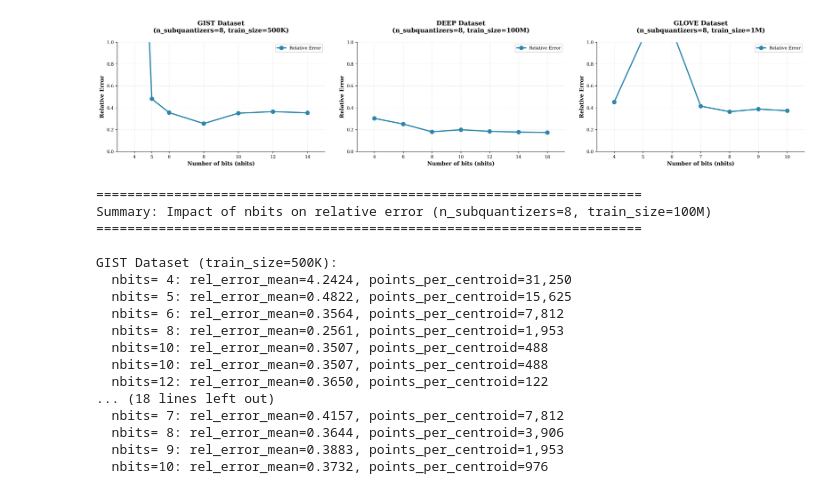
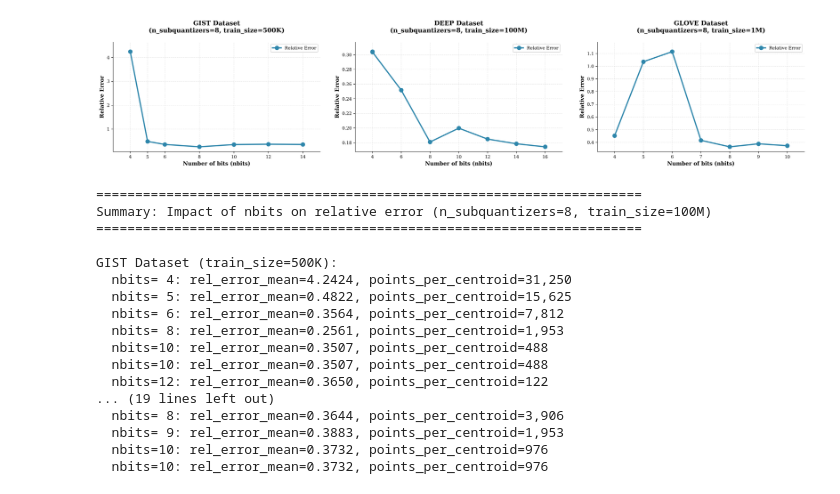
Before and after one commit to Hendrix8/hdvc, a Jupyter notebook: notebooks/general_results/pq_nbits.ipynb, the cells around one changed output. Saved outputs shown, nothing was run; the diff lists cells and outputs as text; code cells hidden in the pictures.

```diff
--- a/notebooks/general_results/pq_nbits.ipynb
+++ b/notebooks/general_results/pq_nbits.ipynb
@@ -128,36 +128,36 @@ for idx, (dataset_name, df_filtered) in enumerate(datasets):
     unique_nbits = sorted(df_sorted['nbits'].unique())
     ax.set_xticks(unique_nbits)
     ax.set_xticklabels([str(int(x)) for x in unique_nbits], rotation=0)
 
     # Set reasonable y-axis limits with some padding
     y_min = df_sorted['rel_error_mean'].min()
     y_max = df_sorted['rel_error_mean'].max()
     y_range = y_max - y_min
-    # ax.set_ylim(max(0, y_min - y_range * 0.05), y_max + y_range * 0.1)
-    ax.set_ylim(0,1)
+    ax.set_ylim(max(0, y_min - y_range * 0.05), y_max + y_range * 0.1)
+    # ax.set_ylim(0,2)
 
     # Better margins
     ax.margins(x=0.1, y=0.05)
 
 plt.tight_layout(pad=3.0)
 plt.show()
 
 # Print summary statistics
 print("\n" + "="*70)
 print(f"Summary: Impact of nbits on relative error (n_subquantizers={n_subquantizers}, train_size=100M)")
 print("="*70)
 for idx, (dataset_name, df_filtered) in enumerate(datasets):
     if len(df_filtered) == 0:
         continue
     df_sorted = df_filtered.sort_values('nbits')
     train_size = train_sizes[idx]
     print(f"\n{dataset_name.upper()} Dataset (train_size={train_size//divisor[idx]}{letters[idx]}):")
     for _, row in df_sorted.iterrows():
         nbits = int(row['nbits'])
         points_per_centroid = train_size // (2 ** nbits)
         print(f"  nbits={nbits:2d}: rel_error_mean={row['rel_error_mean']:.4f}, points_per_centroid={points_per_centroid:,}")
 # %% [output]
-[figure, old version]
+[figure, new version]
 ======================================================================
 Summary: Impact of nbits on relative error (n_subquantizers=8, train_size=100M)
 ======================================================================
@@ -170,8 +170,8 @@ GIST Dataset (train_size=500K):
   nbits=10: rel_error_mean=0.3507, points_per_centroid=488
   nbits=10: rel_error_mean=0.3507, points_per_centroid=488
   nbits=12: rel_error_mean=0.3650, points_per_centroid=122
-... (18 lines left out)
-  nbits= 7: rel_error_mean=0.4157, points_per_centroid=7,812
+... (19 lines left out)
   nbits= 8: rel_error_mean=0.3644, points_per_centroid=3,906
   nbits= 9: rel_error_mean=0.3883, points_per_centroid=1,953
   nbits=10: rel_error_mean=0.3732, points_per_centroid=976
+  nbits=10: rel_error_mean=0.3732, points_per_centroid=976
```
Also changed, not shown: parts of 1 cell of this notebook, 6 other files.
